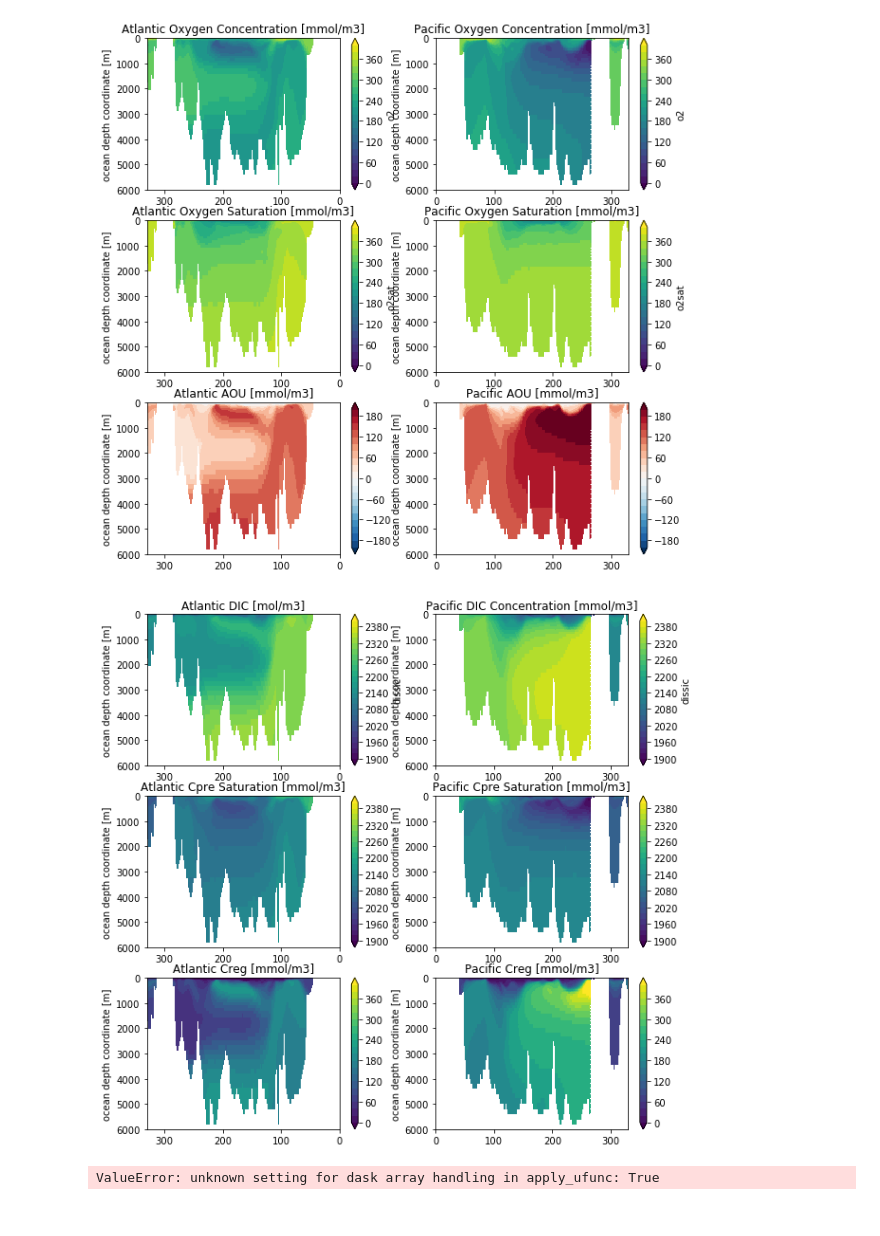
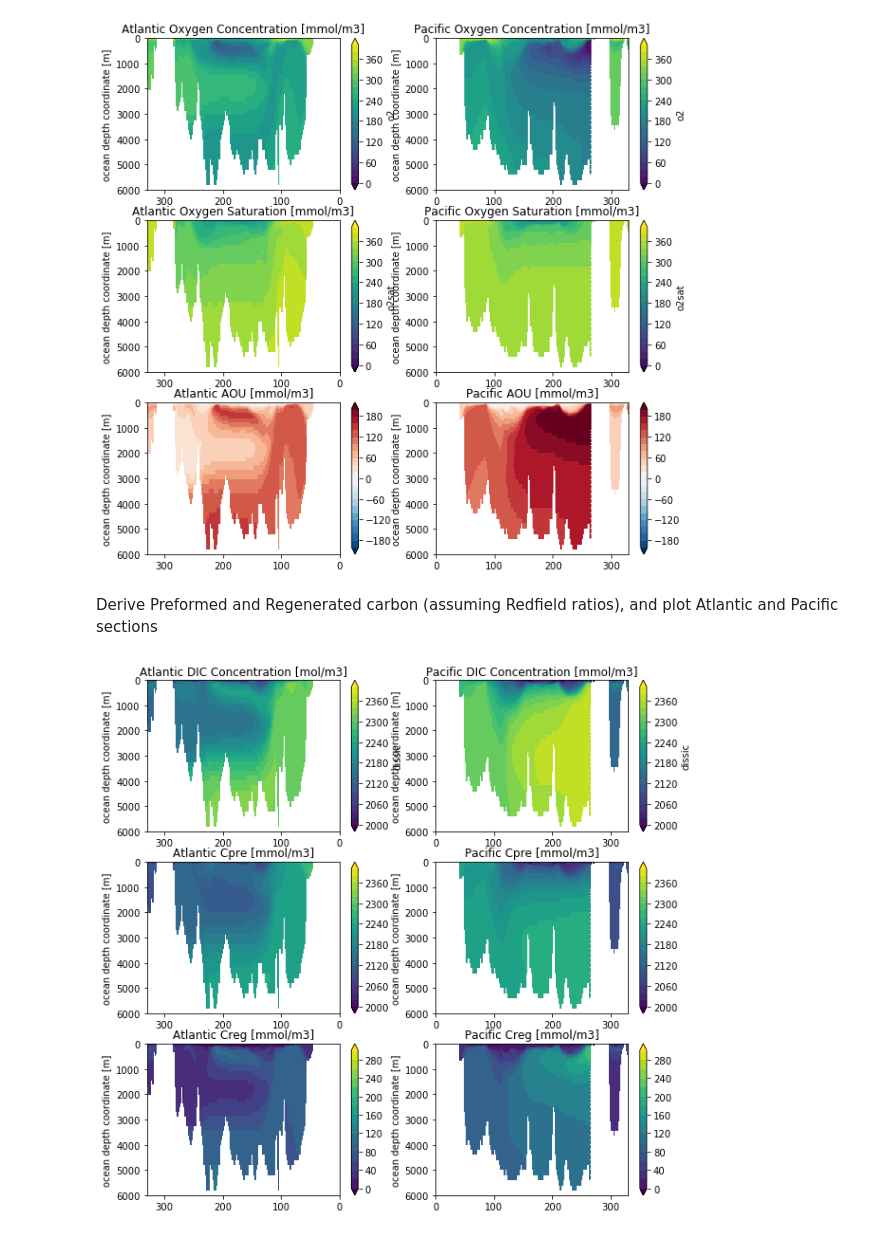
Before and after one commit to mara-freilich/cmip6hack-ocean-bgc, a Jupyter notebook: notebooks/jml_dissic_prereg.ipynb, the cells around one changed output. Drawn from its saved outputs; the diff is of its cells as text; code cells hidden in the pictures.

```diff
--- a/notebooks/jml_dissic_prereg.ipynb
+++ b/notebooks/jml_dissic_prereg.ipynb
@@ -98,7 +72,7 @@ cat = col.search(experiment_id='historical',
                  source_id=['UKESM1-0-LL'])
 # Load the data
 dset_dict = cat.to_dataset_dict(zarr_kwargs={'consolidated': True, 'decode_times': False},
-                                cdf_kwargs={'chunks': {'time':60, 'i':30, 'j':30}, 'decode_times': False})
+                                cdf_kwargs={'chunks': {'time':30}, 'decode_times': False})
 model=dset_dict['CMIP.MOHC.UKESM1-0-LL.historical.Omon.gn']
 # %% [output]
 --> The keys in the returned dictionary of datasets are constructed as follows:
@@ -180,43 +159,37 @@ axes[2,1].set_title("Pacific AOU [mmol/m3]")
 plt.show()
 # %% [output]
 [figure]
+# %% [markdown]
+Derive Preformed and Regenerated carbon (assuming Redfield ratios), and plot Atlantic and Pacific sections
 # %%
-R_co=170/117
+R_co=117/170
 
 cpre=(model.dissic-aou*R_co)*1e3
 creg=aou*R_co*1e3
 
 fig, (axes) = plt.subplots(figsize=(10,10),ncols=2,nrows=3)
-(model.isel(time=-1).isel(i=255).dissic*1e3).plot(ax=axes[0,0],levels=np.arange(1900,2420,20),cmap='viridis',extend="both")
-(model.isel(time=-1).isel(i=125).dissic*1e3).plot(ax=axes[0,1],levels=np.arange(1900,2420,20),cmap='viridis',extend="both")
+(model.isel(time=-1).isel(i=255).dissic*1e3).plot(ax=axes[0,0],levels=np.arange(2000,2420,20),cmap='viridis',extend="both")
+(model.isel(time=-1).isel(i=125).dissic*1e3).plot(ax=axes[0,1],levels=np.arange(2000,2420,20),cmap='viridis',extend="both")
 
-# Looks like O2sat is 1000x too small! Maybe they doubley applied the mmol->mol conversion?
-(cpre.isel(time=-1).isel(i=255)).plot(ax=axes[1,0],levels=np.arange(1900,2420,20),cmap='viridis',extend="both")
-(cpre.isel(time=-1).isel(i=125)).plot(ax=axes[1,1],levels=np.arange(1900,2420,20),cmap='viridis',extend="both")
+(cpre.isel(time=-1).isel(i=255)).plot(ax=axes[1,0],levels=np.arange(2000,2420,20),cmap='viridis',extend="both")
+(cpre.isel(time=-1).isel(i=125)).plot(ax=axes[1,1],levels=np.arange(2000,2420,20),cmap='viridis',extend="both")
 
-(creg.isel(time=-1).isel(i=255)).plot(ax=axes[2,0],levels=np.arange(0,420,20),cmap='viridis',extend="both")
-(creg.isel(time=-1).isel(i=125)).plot(ax=axes[2,1],levels=np.arange(0,420,20),cmap='viridis',extend="both")
+(creg.isel(time=-1).isel(i=255)).plot(ax=axes[2,0],levels=np.arange(0,320,20),cmap='viridis',extend="both")
+(creg.isel(time=-1).isel(i=125)).plot(ax=axes[2,1],levels=np.arange(0,320,20),cmap='viridis',extend="both")
 
 for jj in range(0,2):
     for ii in range(0,3):
         if jj==0:
             axes[ii,jj].set_xlim(330,0)
         axes[ii,jj].set_ylim(6000,0)
         axes[ii,jj].set_xlabel("")
 
-axes[0,0].set_title("Atlantic DIC [mol/m3]")
+axes[0,0].set_title("Atlantic DIC Concentration [mol/m3]")
 axes[0,1].set_title("Pacific DIC Concentration [mmol/m3]")
-axes[1,0].set_title("Atlantic Cpre Saturation [mmol/m3]")
-axes[1,1].set_title("Pacific Cpre Saturation [mmol/m3]")
+axes[1,0].set_title("Atlantic Cpre [mmol/m3]")
+axes[1,1].set_title("Pacific Cpre [mmol/m3]")
 axes[2,0].set_title("Atlantic Creg [mmol/m3]")
 axes[2,1].set_title("Pacific Creg [mmol/m3]")
 plt.show()
 # %% [output]
-[figure, old version]
+[figure, new version]
-# %%
-# What about models that dont have o2sat? Can calculate using the GSW toolbox
-import gsw
-
-gsw_as=xr.apply_ufunc(gsw.SA_from_SP, models.so, models.lev, models.longitude, models.latitude,dask=True)
-# %% [output]
-ValueError: unknown setting for dask array handling in apply_ufunc: True
```
Also changed, not shown: parts of 19 cells of this notebook.
